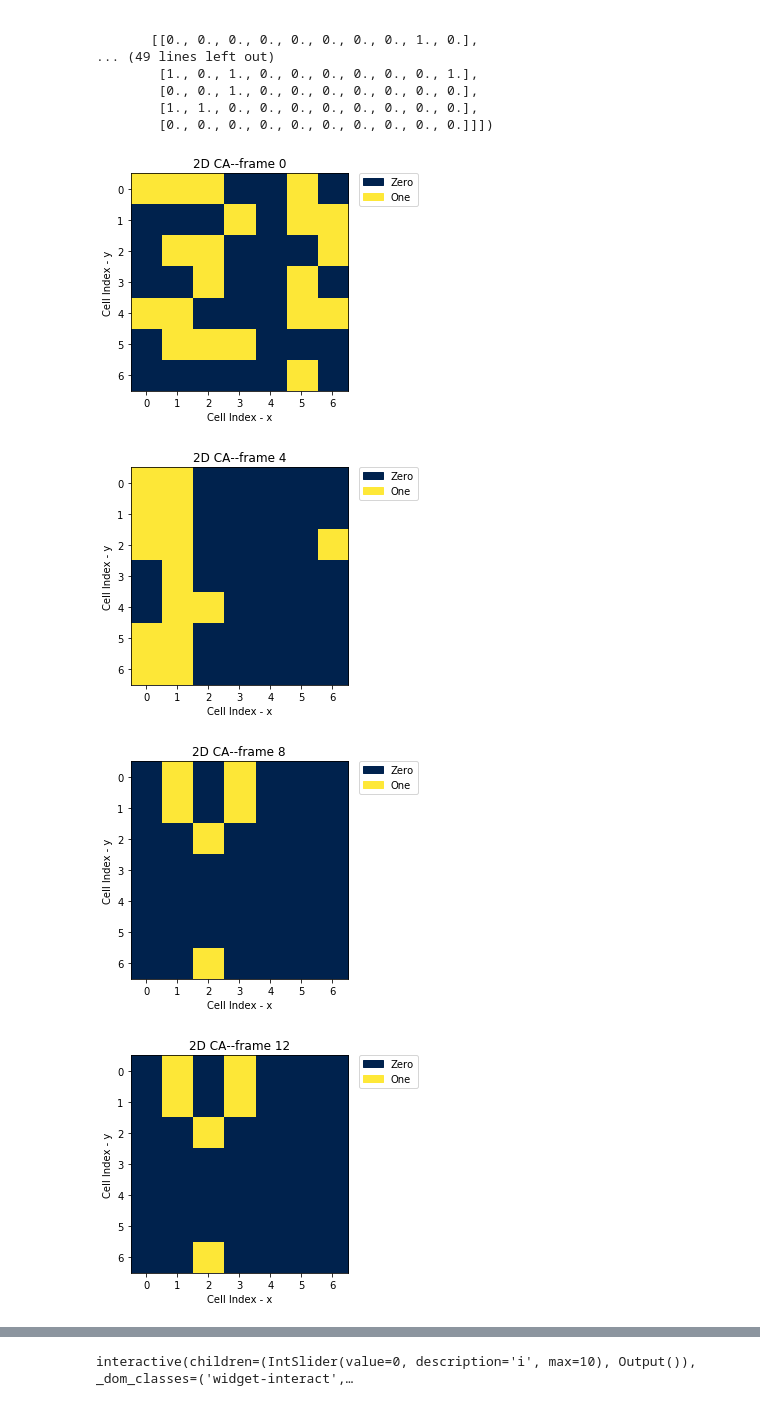
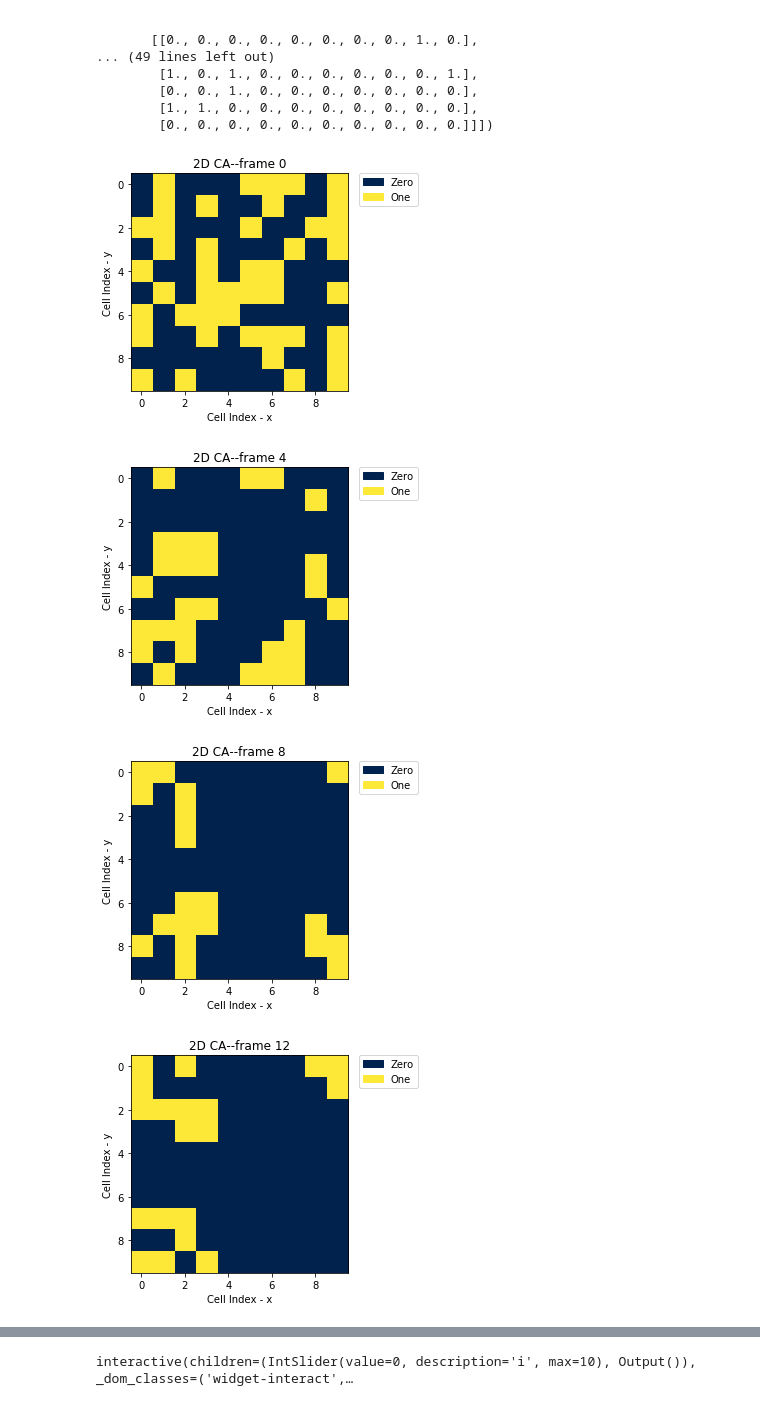
Before and after one commit to hcmoore745/PHYS-250-Poster, a Jupyter notebook: Cellular Automata Exploration.ipynb, the cells around one changed output, grey strips where cells are left out. Saved outputs shown, nothing was run; the diff lists cells and outputs as text; code cells hidden in the pictures.

```diff
--- a/Cellular Automata Exploration.ipynb
+++ b/Cellular Automata Exploration.ipynb
@@ -438,10 +447,10 @@ def plot_2d_CA(array, rule, n_steps, n_images, rule_type = True, rule_name = Non
         patches = [mpatches.Patch(color=colors[0], label="Zero"), mpatches.Patch(color=colors[1], label = 'One')]
         plt.legend(handles=patches, bbox_to_anchor=(1.05, 1), loc=2, borderaxespad=0.)
 # %%
-f = create_2d_grid(7,7)
+f = create_2d_grid(10,10)
 plot_2d_CA(f, game_of_life, 20, 5)     #test the function
 # %% [output]
-[figure, old version]
+[figure, new version]
-[figure, old version]
+[figure, new version]
-[figure, old version]
+[figure, new version]
-[figure, old version]
+[figure, new version]
```
Also changed, not shown: parts of 21 cells of this notebook, 43 other files.
